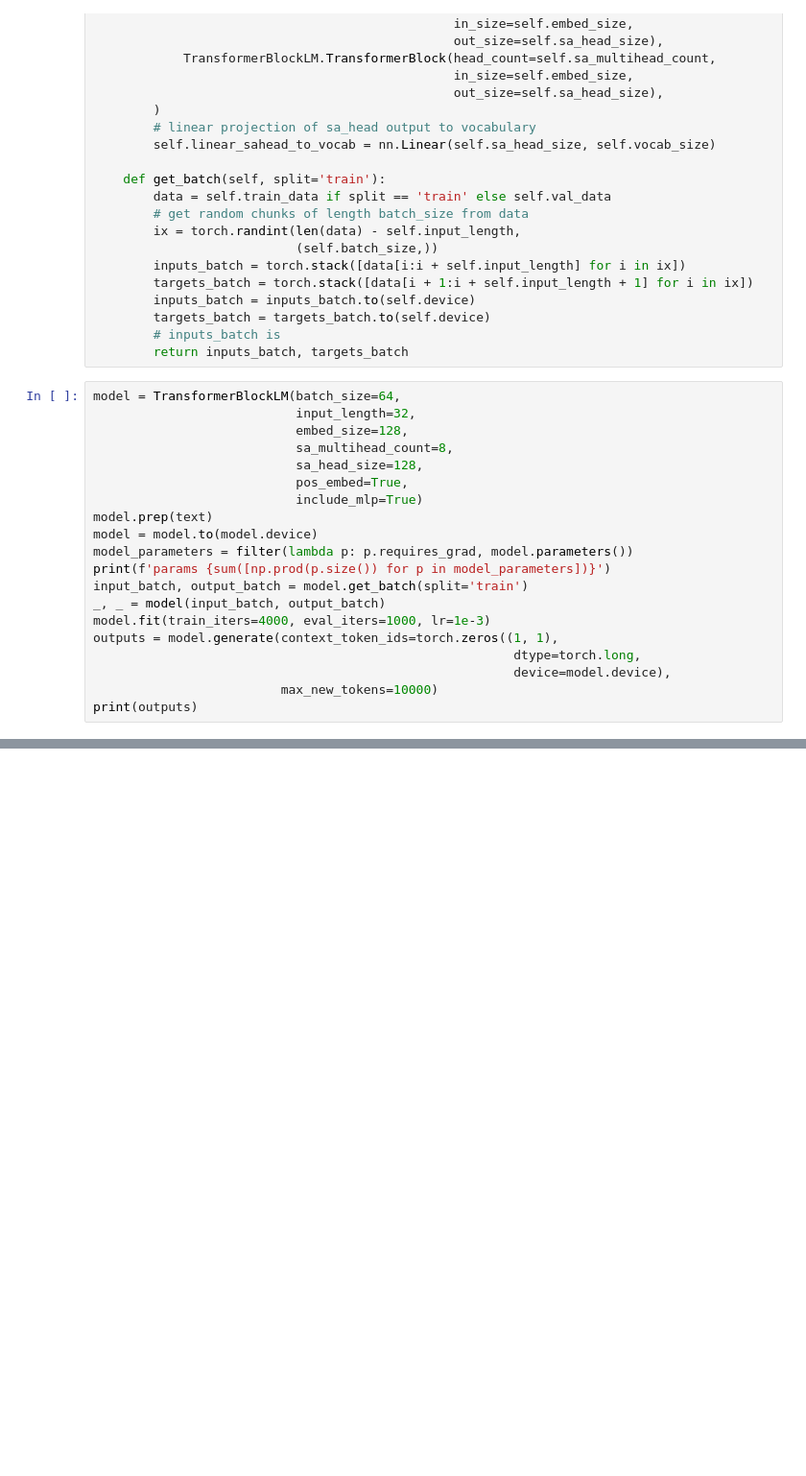
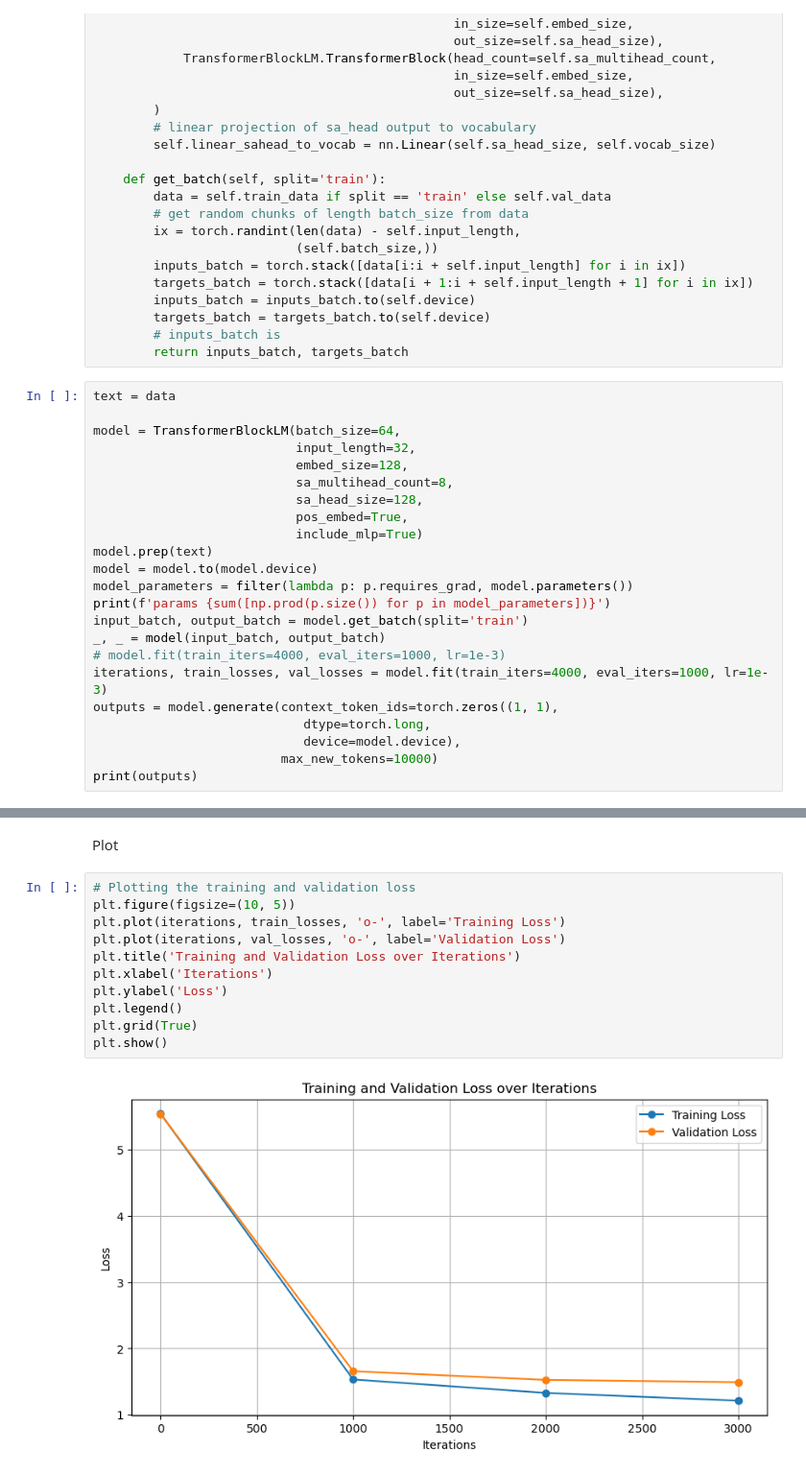
Before and after one commit to AndyFCui/NaturalLanguageProcessing_Intro, a Jupyter notebook: as4/CS6120_NLP_Assignment_4.ipynb, the cells around one changed output, grey strips where cells are left out. Shown at 96% size. Drawn from its saved outputs; the diff is of its cells as text; blank space fills up the shorter version.

```diff
--- a/as4/CS6120_NLP_Assignment_4.ipynb
+++ b/as4/CS6120_NLP_Assignment_4.ipynb
@@ -681,6 +691,8 @@ class TransformerBlockLM(nn.Module):
         # inputs_batch is
         return inputs_batch, targets_batch
 # %%
+text = data
+
 model = TransformerBlockLM(batch_size=64,
                            input_length=32,
                            embed_size=128,
@@ -694,9 +706,10 @@ model_parameters = filter(lambda p: p.requires_grad, model.parameters())
 print(f'params {sum([np.prod(p.size()) for p in model_parameters])}')
 input_batch, output_batch = model.get_batch(split='train')
 _, _ = model(input_batch, output_batch)
-model.fit(train_iters=4000, eval_iters=1000, lr=1e-3)
+# model.fit(train_iters=4000, eval_iters=1000, lr=1e-3)
+iterations, train_losses, val_losses = model.fit(train_iters=4000, eval_iters=1000, lr=1e-3)
 outputs = model.generate(context_token_ids=torch.zeros((1, 1),
-                                                        dtype=torch.long,
-                                                        device=model.device),
+                            dtype=torch.long,
+                            device=model.device),
                          max_new_tokens=10000)
 print(outputs)
@@ -702,0 +734,15 @@ print(outputs)
+# %% [markdown]
+Plot
+# %%
+# Plotting the training and validation loss
+plt.figure(figsize=(10, 5))
+plt.plot(iterations, train_losses, 'o-', label='Training Loss')
+plt.plot(iterations, val_losses, 'o-', label='Validation Loss')
+plt.title('Training and Validation Loss over Iterations')
+plt.xlabel('Iterations')
+plt.ylabel('Loss')
+plt.legend()
+plt.grid(True)
+plt.show()
+# %% [output]
+[figure, added]
```
Also changed, not shown: parts of 19 cells of this notebook, 1 other file.
